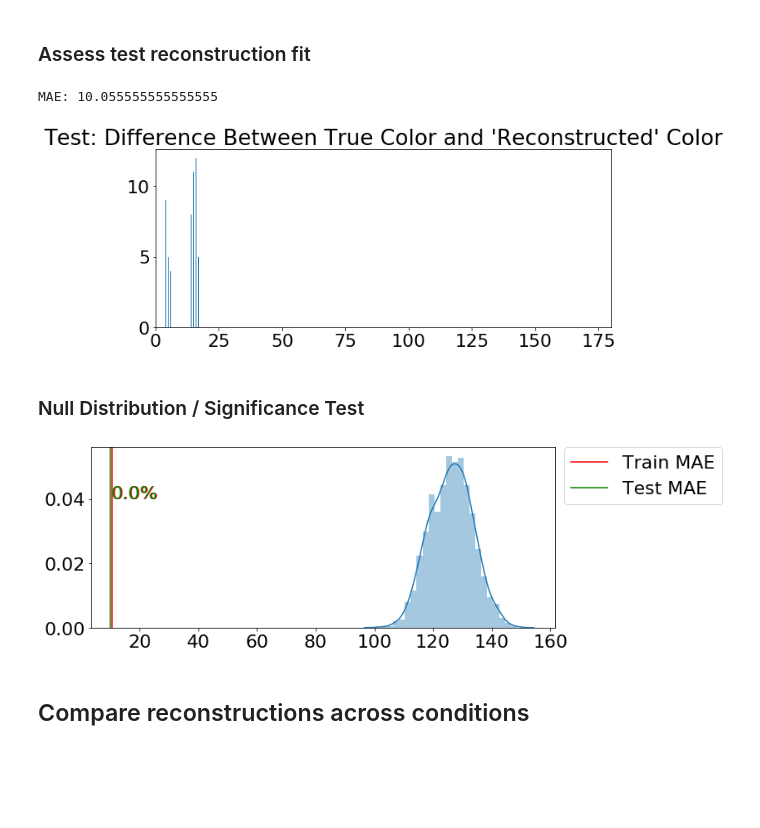
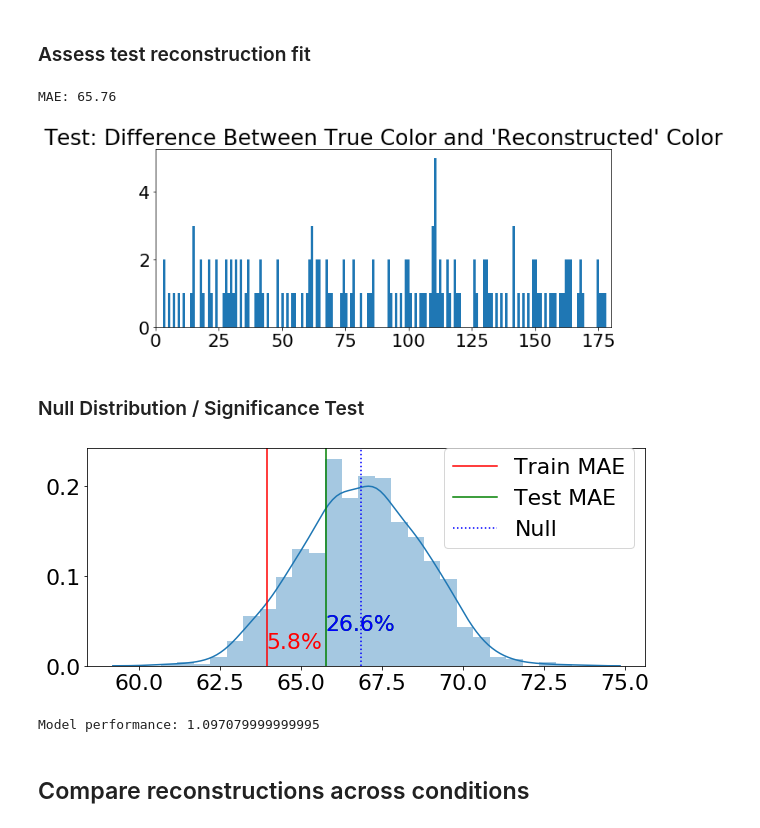
Before and after one commit to PaulScotti/iem_sim, a Jupyter notebook: iem_sim.ipynb, the cells around one changed output. Saved outputs shown, nothing was run; the diff lists cells and outputs as text; code cells hidden in the pictures; blank space fills up the shorter version.

```diff
--- a/iem_sim.ipynb
+++ b/iem_sim.ipynb
@@ -228,7 +298,7 @@ Design matrix: rank = 9
 # %% [markdown]
 ## Compute weights of forward model
 # %%
-channelweights_per_vox = np.linalg.lstsq(trial_weights[:,trn_or_tst==0].T , trn, rcond=None)[0]
+channelweights_per_vox = np.linalg.lstsq(trial_weights[trn_or_tst==0,:] , trn, rcond=None)[0]
 # solution of trial_weights @ w = trn; this is an exact solution if trial_weights is full rank
 # %%
 # # visualization of results so far...
@@ -262,9 +332,9 @@ cr_trn = np.linalg.lstsq(channelweights_per_vox.T , trn.T, rcond=None)[0].T
 
 cr_center_trn = np.empty_like(cr_trn)
 shiftby = nchannels//2
-for ii in np.arange(cr_trn.shape[0]):
-    closest_basis = np.argmin(np.abs( np.array(trnf[ii]) - basis_points ))
-    cr_center_trn[ii,:] = np.roll( cr_trn[ii,:], shiftby - closest_basis );
+for trial in np.arange(cr_trn.shape[0]):
+    closest_basis = np.argmin(np.abs( np.array(trnf[trial]) - basis_points ))
+    cr_center_trn[trial,:] = np.roll( cr_trn[trial,:], shiftby - closest_basis );
 
 plt.plot(np.mean(cr_center_trn,axis=0))
 plt.xlabel("Color")
@@ -285,6 +355,6 @@ plt.hist(within180(estimated_color - trnf), bins=180, label="")
 plt.xlim(xmin=0, xmax = 180)
 plt.title("Training: Difference Between True Color and 'Reconstructed' Color")
 
-trn_mae = mean_absolute_error(trnf, estimated_color)
+trn_mae = mean_absolute_error(within180(trnf), within180(estimated_color))
 print("MAE: {}".format(trn_mae))
 # %% [output]
@@ -321,43 +391,48 @@ plt.hist(within180(estimated_color - tstf), bins=180, label="")
 plt.xlim(xmin=0, xmax = 180)
 plt.title("Test: Difference Between True Color and 'Reconstructed' Color")
 
-tst_mae = mean_absolute_error(tstf, estimated_color)
+tst_mae = mean_absolute_error(within180(tstf), within180(estimated_color))
 print("MAE: {}".format(tst_mae))
 # %% [output]
-MAE: 10.055555555555555
+MAE: 65.76
-[figure, old version]
+[figure, new version]
 # %% [markdown]
 ### Null Distribution / Significance Test
 # %%
 # Reconstruct the stimulus:
 estimated_color = np.full(cr_tst.shape[0],np.nan)
 null_mae = np.full(1000,np.nan)
 
 def unison_shuffled_copies(a, b):
     assert len(a) == len(b)
     p = np.random.permutation(len(a))
     return a[p], b[p]
 
 for perm in np.arange(1000):
     shuffled_tst, shuffled_tstf = unison_shuffled_copies(tst,tstf)
     cr_shuffle_tst = np.linalg.lstsq(channelweights_per_vox.T , shuffled_tst.T, rcond=None)[0].T
     for trial in np.arange(cr_shuffle_tst.shape[0]):
         estimated_color[trial] = basis_points[np.argmax(cr_tst[trial,:])]
 
-    null_mae[perm] = mean_absolute_error(shuffled_tstf, estimated_color)
+    null_mae[perm] = mean_absolute_error(within180(shuffled_tstf), within180(estimated_color))
 
 trn_overlap = len(null_mae[null_mae<trn_mae])/len(null_mae) * 100
 tst_overlap = len(null_mae[null_mae<tst_mae])/len(null_mae) * 100
 
 sns.distplot(null_mae)
 plt.axvline(trn_mae,color='red',label="Train MAE")
 plt.axvline(tst_mae,color='green',label="Test MAE")
+plt.axvline(np.mean(null_mae),linestyle=':',color='blue',label="Null")
 plt.legend(bbox_to_anchor=(1, 1.05))
-plt.text(trn_mae,.04,"{:.1f}%".format(trn_overlap),color='red')
+plt.text(trn_mae,.02,"{:.1f}%".format(trn_overlap),color='red')
 plt.text(tst_mae,.04,"{:.1f}%".format(tst_overlap),color='green')
+plt.text(tst_mae,.04,"{:.1f}%".format(tst_overlap),color='blue')
 plt.show()
+
+print("Model performance: {}".format(np.mean(null_mae - tst_mae)))
 # %% [output]
-[figure, old version]
+[figure, new version]
+Model performance: 1.097079999999995
 # %% [markdown]
 ## Compare reconstructions across conditions
 # %%
```
Also changed, not shown: parts of 64 cells of this notebook, 1 other file.
